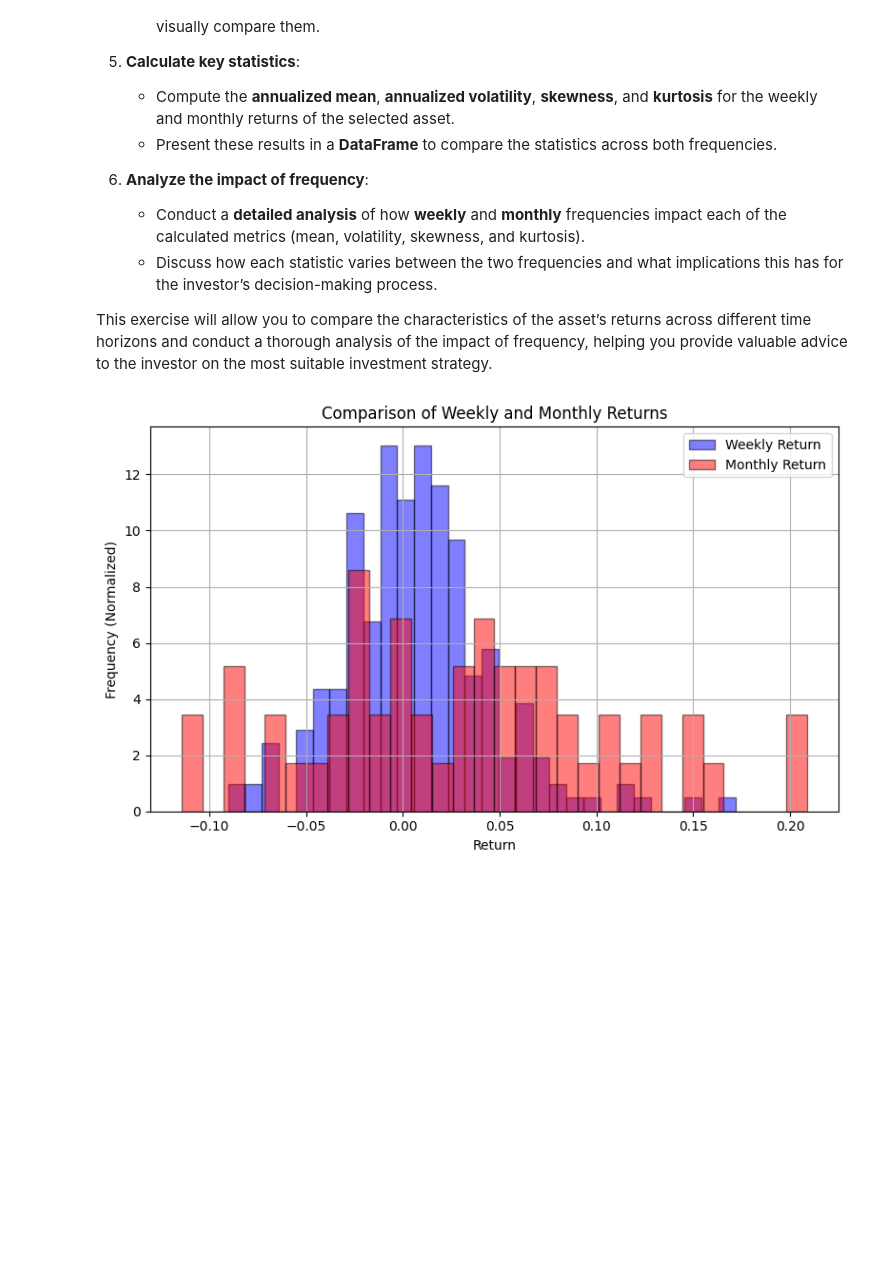
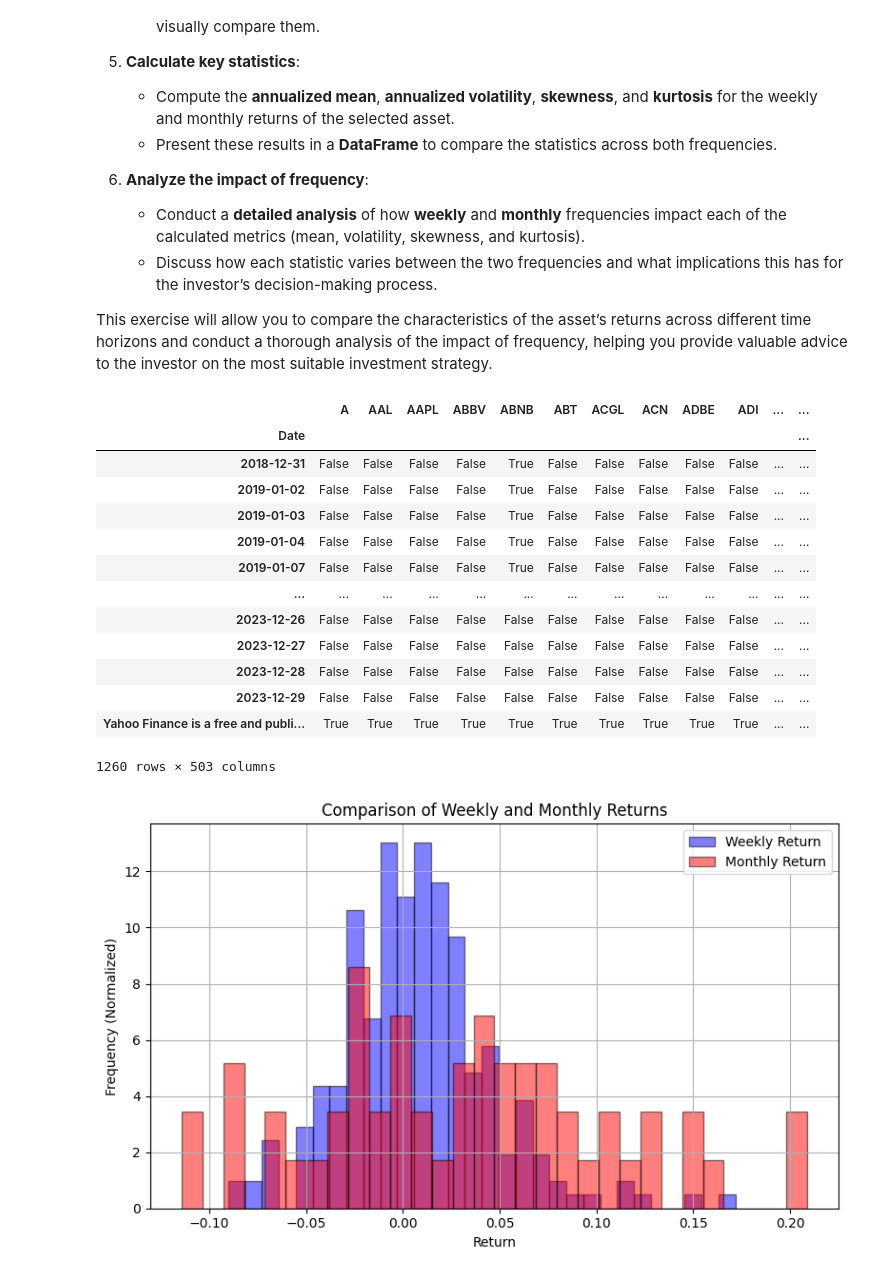
Before and after one commit to alfonso-santos/finanzas-tecnologia-practicas, a Jupyter notebook: exams/exam-assets-soluciones.ipynb, the cells around one changed output. Saved outputs shown, nothing was run; the diff lists cells and outputs as text; code cells hidden in the pictures; blank space fills up the shorter version.

```diff
--- a/exams/exam-assets-soluciones.ipynb
+++ b/exams/exam-assets-soluciones.ipynb
@@ -148,6 +184,23 @@ As a financial advisor, your goal is to guide an investor looking to optimize th
 This exercise will allow you to compare the characteristics of the asset’s returns across different time horizons and conduct a thorough analysis of the impact of frequency, helping you provide valuable advice to the investor on the most suitable investment strategy.
 # %%
 sp500_prices_path = 'https://github.com/alfonso-santos/finanzas-tecnologia-practicas/raw/main/data/sp500_adj_close.csv'
+# %%
+price_data.isna()
+# %% [output]
+|  | A | AAL | AAPL | ABBV | ABNB | ABT | ACGL | ACN | ADBE | ADI | ... | ... |
+| Date |  |  |  |  |  |  |  |  |  |  |  | ... |
+| 2018-12-31 | False | False | False | False | True | False | False | False | False | False | ... | ... |
+| 2019-01-02 | False | False | False | False | True | False | False | False | False | False | ... | ... |
+| 2019-01-03 | False | False | False | False | True | False | False | False | False | False | ... | ... |
+| 2019-01-04 | False | False | False | False | True | False | False | False | False | False | ... | ... |
+| 2019-01-07 | False | False | False | False | True | False | False | False | False | False | ... | ... |
+| ... | ... | ... | ... | ... | ... | ... | ... | ... | ... | ... | ... | ... |
+| 2023-12-26 | False | False | False | False | False | False | False | False | False | False | ... | ... |
+| 2023-12-27 | False | False | False | False | False | False | False | False | False | False | ... | ... |
+| 2023-12-28 | False | False | False | False | False | False | False | False | False | False | ... | ... |
+| 2023-12-29 | False | False | False | False | False | False | False | False | False | False | ... | ... |
+| Yahoo Finance is a free and publi... | True | True | True | True | True | True | True | True | True | True | ... | ... |
+1260 rows × 503 columns
 # %%
 # Load the adjusted closing price data from the CSV file, skipping the first two rows,
 # setting the first column as the index, and parsing the index as dates.
```
Also changed, not shown: parts of 4 cells of this notebook, 11 other files.
